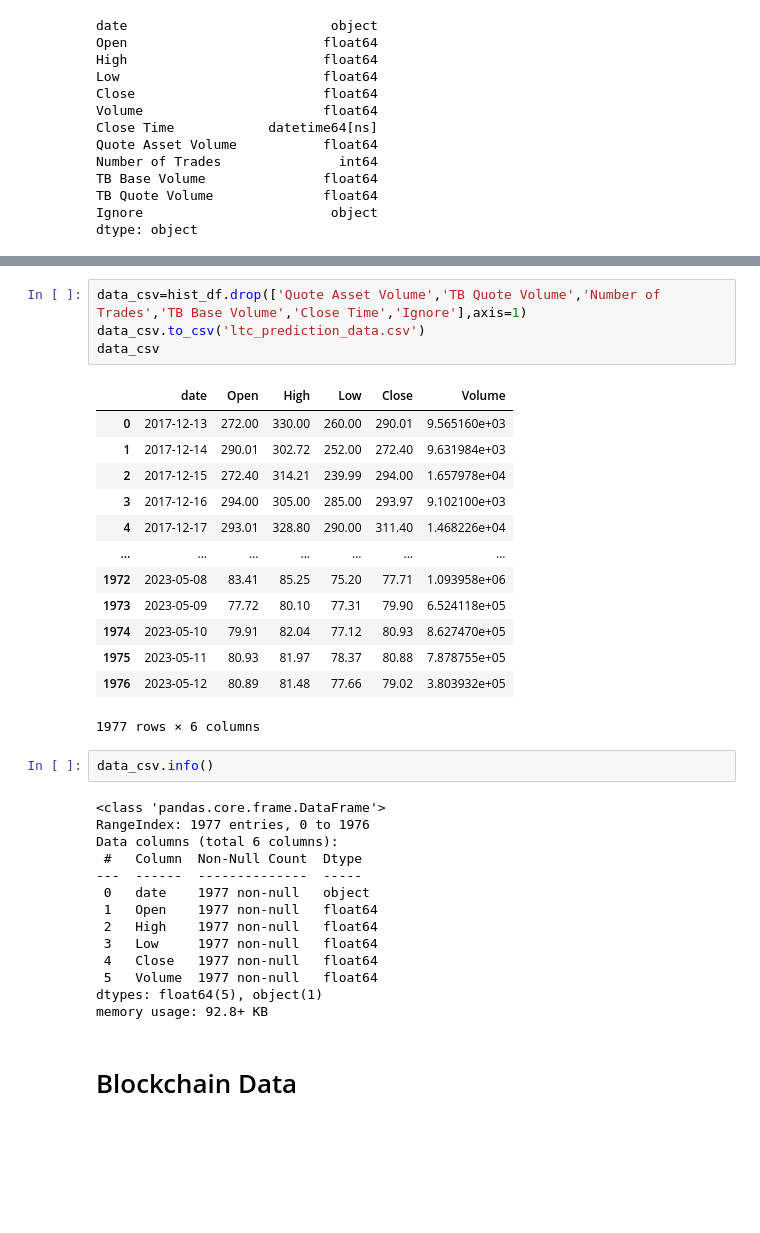
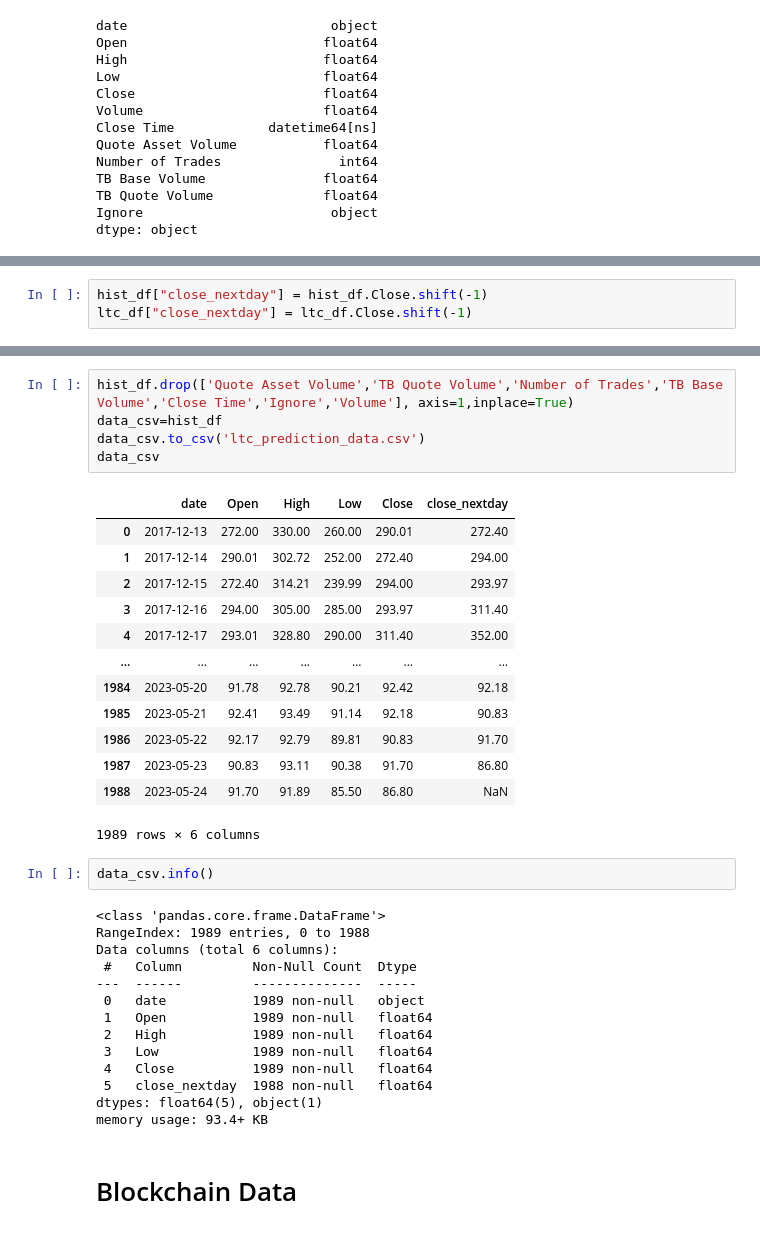
Before and after one commit to natalieQoursha/GraduationProject, a Jupyter notebook: LiteCoin_latest.ipynb, the cells around one changed output, grey strips where cells are left out. Drawn from its saved outputs; the diff is of its cells as text; blank space fills up the shorter version.

```diff
--- a/LiteCoin_latest.ipynb
+++ b/LiteCoin_latest.ipynb
@@ -235,0 +258,3 @@ import matplotlib.pyplot as plt
+# %%
+hist_df["close_nextday"] = hist_df.Close.shift(-1)
+ltc_df["close_nextday"] = ltc_df.Close.shift(-1)
@@ -244,37 +278,38 @@ plt.show()
 # %%
-data_csv=hist_df.drop(['Quote Asset Volume','TB Quote Volume','Number of Trades','TB Base Volume','Close Time','Ignore'],axis=1)
+hist_df.drop(['Quote Asset Volume','TB Quote Volume','Number of Trades','TB Base Volume','Close Time','Ignore','Volume'], axis=1,inplace=True)
+data_csv=hist_df
 data_csv.to_csv('ltc_prediction_data.csv')
 data_csv
 # %% [output]
-|  | date | Open | High | Low | Close | Volume |
-| 0 | 2017-12-13 | 272.00 | 330.00 | 260.00 | 290.01 | 9.565160e+03 |
-| 1 | 2017-12-14 | 290.01 | 302.72 | 252.00 | 272.40 | 9.631984e+03 |
-| 2 | 2017-12-15 | 272.40 | 314.21 | 239.99 | 294.00 | 1.657978e+04 |
-| 3 | 2017-12-16 | 294.00 | 305.00 | 285.00 | 293.97 | 9.102100e+03 |
-| 4 | 2017-12-17 | 293.01 | 328.80 | 290.00 | 311.40 | 1.468226e+04 |
+|  | date | Open | High | Low | Close | close_nextday |
+| 0 | 2017-12-13 | 272.00 | 330.00 | 260.00 | 290.01 | 272.40 |
+| 1 | 2017-12-14 | 290.01 | 302.72 | 252.00 | 272.40 | 294.00 |
+| 2 | 2017-12-15 | 272.40 | 314.21 | 239.99 | 294.00 | 293.97 |
+| 3 | 2017-12-16 | 294.00 | 305.00 | 285.00 | 293.97 | 311.40 |
+| 4 | 2017-12-17 | 293.01 | 328.80 | 290.00 | 311.40 | 352.00 |
 | ... | ... | ... | ... | ... | ... | ... |
-| 1972 | 2023-05-08 | 83.41 | 85.25 | 75.20 | 77.71 | 1.093958e+06 |
-| 1973 | 2023-05-09 | 77.72 | 80.10 | 77.31 | 79.90 | 6.524118e+05 |
-| 1974 | 2023-05-10 | 79.91 | 82.04 | 77.12 | 80.93 | 8.627470e+05 |
-| 1975 | 2023-05-11 | 80.93 | 81.97 | 78.37 | 80.88 | 7.878755e+05 |
-| 1976 | 2023-05-12 | 80.89 | 81.48 | 77.66 | 79.02 | 3.803932e+05 |
+| 1984 | 2023-05-20 | 91.78 | 92.78 | 90.21 | 92.42 | 92.18 |
+| 1985 | 2023-05-21 | 92.41 | 93.49 | 91.14 | 92.18 | 90.83 |
+| 1986 | 2023-05-22 | 92.17 | 92.79 | 89.81 | 90.83 | 91.70 |
+| 1987 | 2023-05-23 | 90.83 | 93.11 | 90.38 | 91.70 | 86.80 |
+| 1988 | 2023-05-24 | 91.70 | 91.89 | 85.50 | 86.80 | NaN |
-1977 rows × 6 columns
+1989 rows × 6 columns
 # %%
 data_csv.info()
 # %% [output]
 <class 'pandas.core.frame.DataFrame'>
-RangeIndex: 1977 entries, 0 to 1976
+RangeIndex: 1989 entries, 0 to 1988
 Data columns (total 6 columns):
- #   Column  Non-Null Count  Dtype
----  ------  --------------  -----
- 0   date    1977 non-null   object
- 1   Open    1977 non-null   float64
- 2   High    1977 non-null   float64
- 3   Low     1977 non-null   float64
- 4   Close   1977 non-null   float64
- 5   Volume  1977 non-null   float64
+ #   Column         Non-Null Count  Dtype
+---  ------         --------------  -----
+ 0   date           1989 non-null   object
+ 1   Open           1989 non-null   float64
+ 2   High           1989 non-null   float64
+ 3   Low            1989 non-null   float64
+ 4   Close          1989 non-null   float64
+ 5   close_nextday  1988 non-null   float64
 dtypes: float64(5), object(1)
-memory usage: 92.8+ KB
+memory usage: 93.4+ KB
 # %% [markdown]
 # Blockchain Data
 # %%
```
Also changed, not shown: parts of 50 cells of this notebook.
